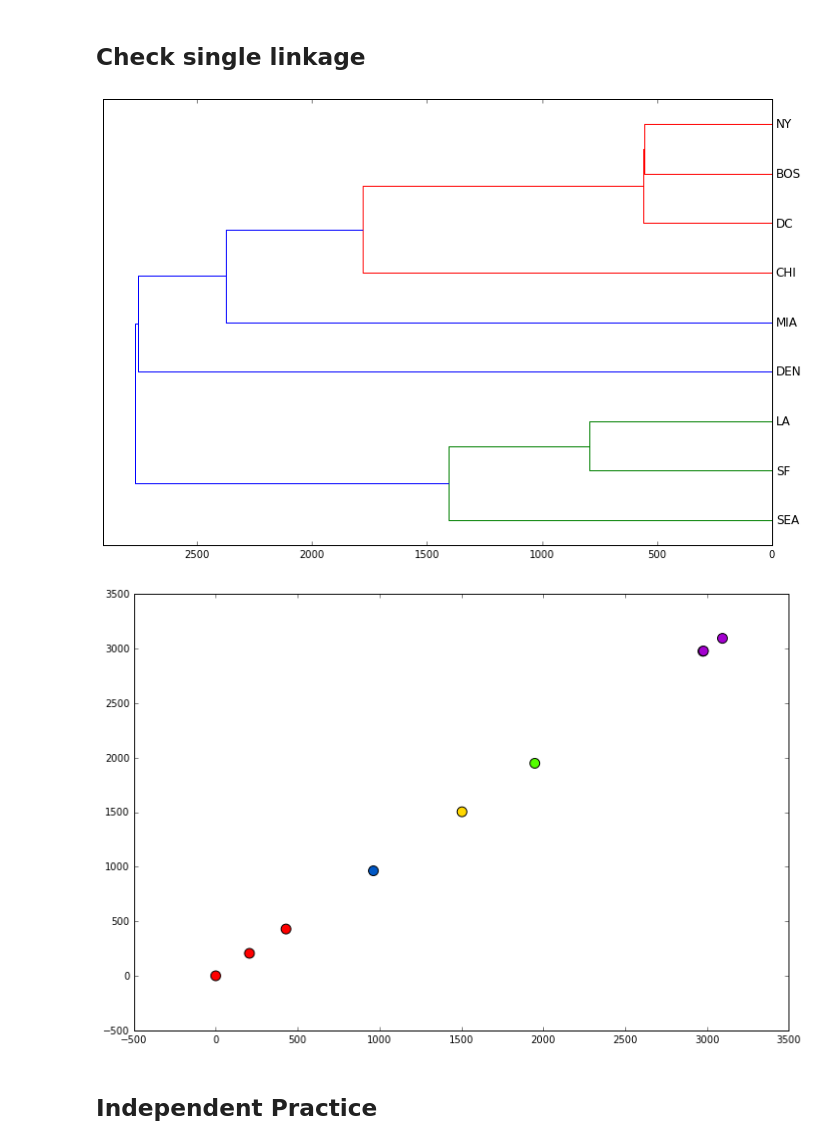
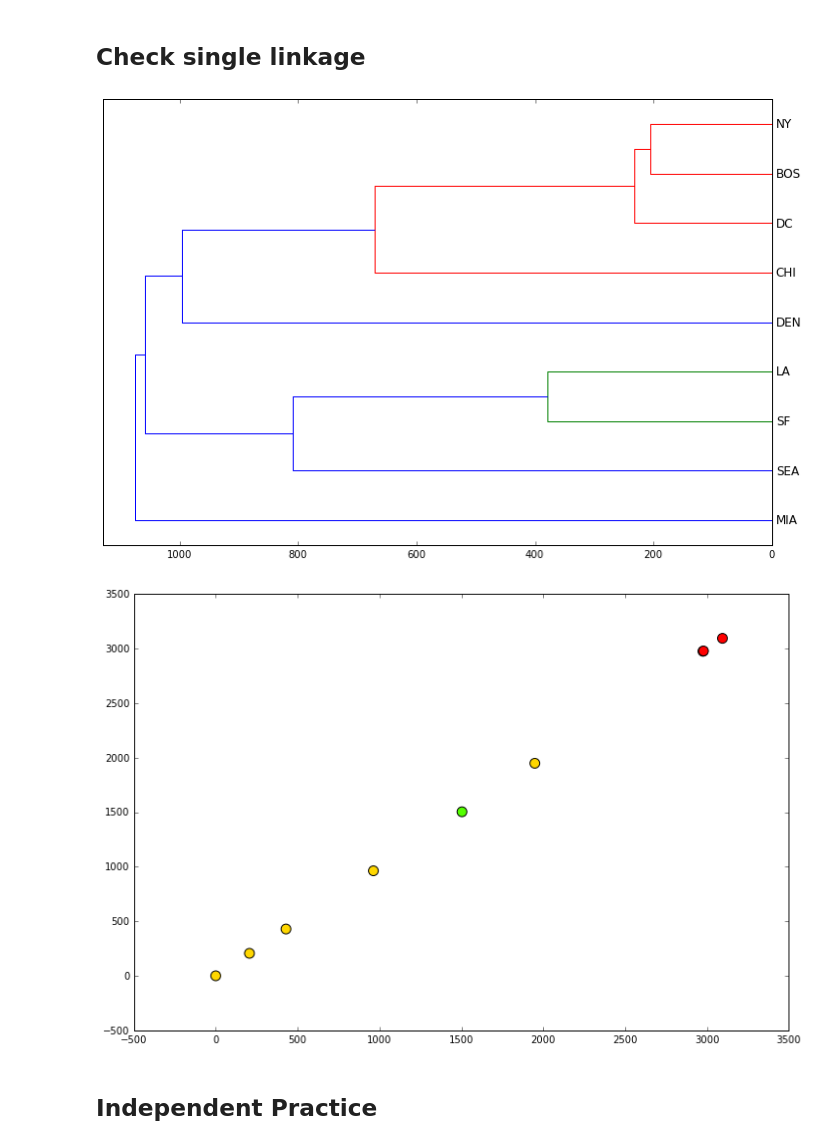
Before and after one commit to yawitzd/DSI-NYC-1, a Jupyter notebook: curriculum/week-07/2.3-hierarchical-clustering/w7d2_leture_hierarchical_clustering.ipynb, the cells around one changed output. Saved outputs shown, nothing was run; the diff lists cells and outputs as text; code cells hidden in the pictures.

```diff
--- a/curriculum/week-07/2.3-hierarchical-clustering/w7d2_leture_hierarchical_clustering.ipynb
+++ b/curriculum/week-07/2.3-hierarchical-clustering/w7d2_leture_hierarchical_clustering.ipynb
@@ -11,7 +11,7 @@ from scipy.cluster import hierarchy
 import matplotlib.pyplot as plt
 %matplotlib inline
 
-PATH = '.'
+PATH = '/Users/ac/Downloads/assets'
 # %% [markdown]
 # ![](https://ga-dash.s3.amazonaws.com/production/assets/logo-9f88ae6c9c3871690e33280fcf557f33.png) Intro to Hierarchical Clustering
 Week 7 | Lesson 2.3
@@ -266,20 +270,20 @@ plt.scatter(X.iloc[:,0], X.iloc[:,0], c=clusters, cmap='prism', s=100);
 # %% [markdown]
 ## Check single linkage
 # %%
-Z2 = hierarchy.linkage(X, 'single')
+Z2 = hierarchy.linkage(ssd.squareform(X), 'single')
 # %%
 fig, ax = plt.subplots(figsize=(12,8))
 dn = hierarchy.dendrogram(Z2, orientation='left', labels=X.index)
 # %% [output]
-[figure, old version]
+[figure, new version]
 # %%
-max_dist = 2000
-clusters = hierarchy.fcluster(Z, max_dist, criterion='distance')
+max_dist = 1000
+clusters = hierarchy.fcluster(Z2, max_dist, criterion='distance')
 
 fig, ax = plt.subplots(figsize=(12,8))
 plt.scatter(X.iloc[:,0], X.iloc[:,0], c=clusters, cmap='prism', s=100);
 # %% [output]
-[figure, old version]
+[figure, new version]
 # %% [markdown]
 ## Independent Practice
 # %% [markdown]
```
Also changed, not shown: parts of 10 cells of this notebook.
